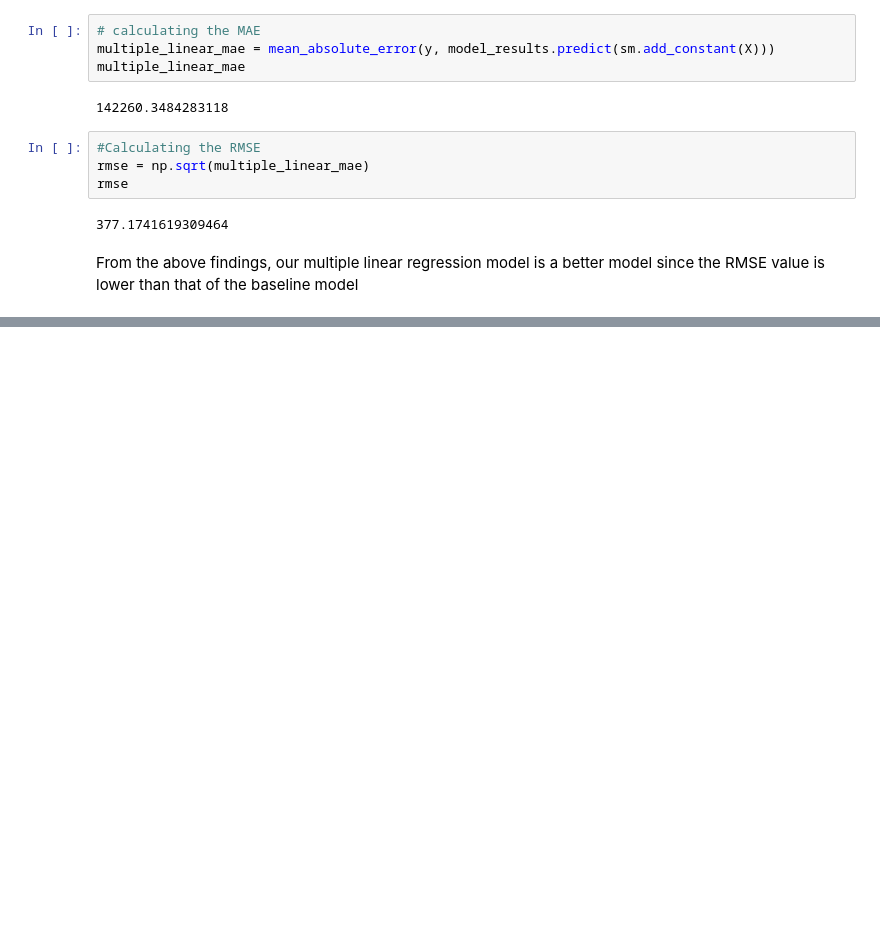
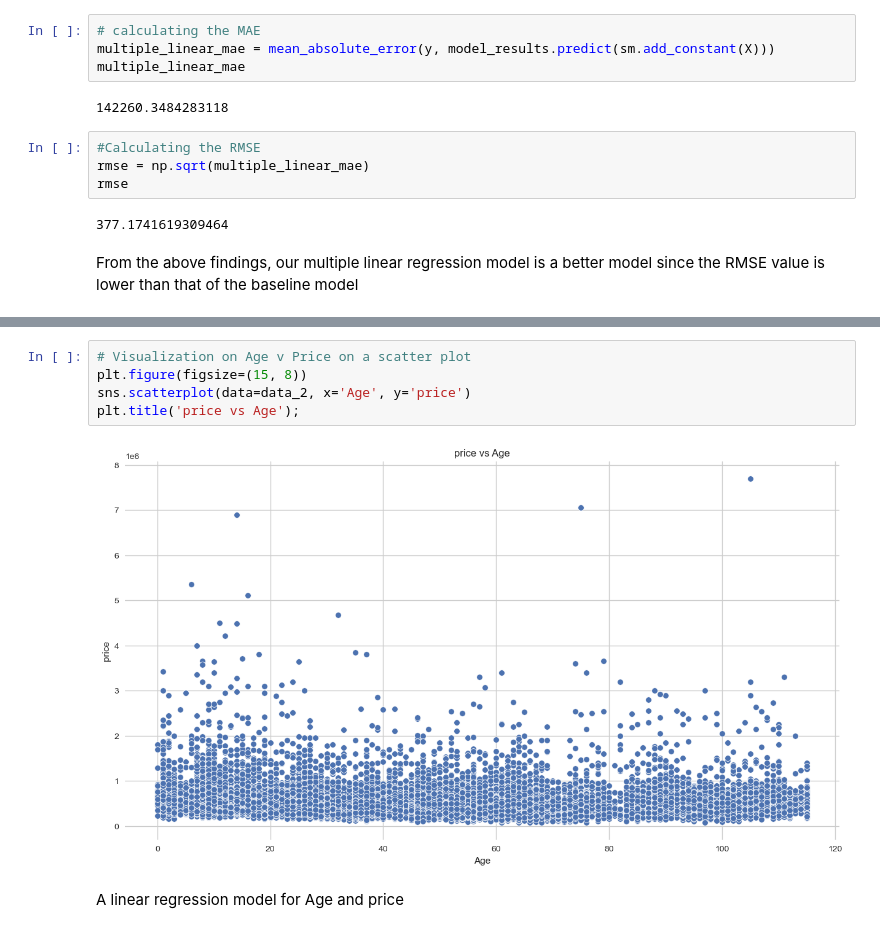
Before and after one commit to martin-ngugi/dsc-phase-2-project-v2-3, a Jupyter notebook: student.ipynb, the cells around one changed output, grey strips where cells are left out. Cells and saved outputs as stored; diff of their text form; blank space fills up the shorter version.

```diff
--- a/student.ipynb
+++ b/student.ipynb
@@ -497,0 +605,9 @@ From the above findings, our multiple linear regression model is a better model
+# %%
+# Visualization on Age v Price on a scatter plot
+plt.figure(figsize=(15, 8))
+sns.scatterplot(data=data_2, x='Age', y='price')
+plt.title('price vs Age');
+# %% [output]
+[figure, added]
+# %% [markdown]
+A linear regression model for Age and price
```
Also changed, not shown: parts of 21 cells of this notebook.
